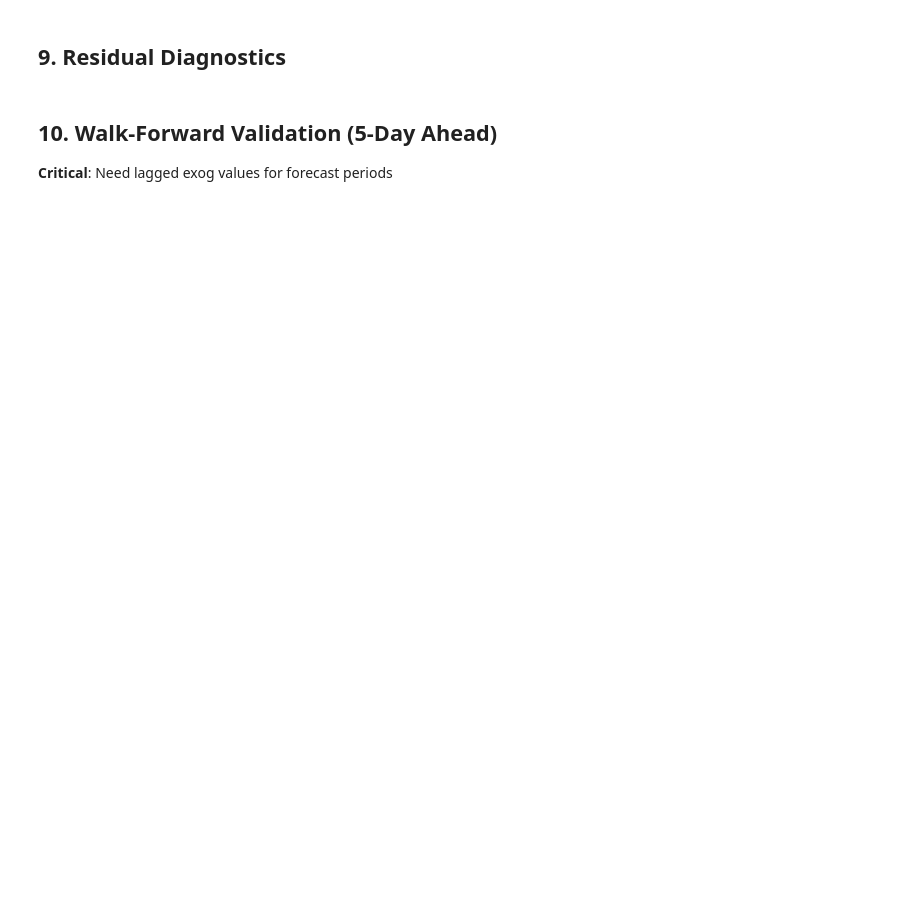
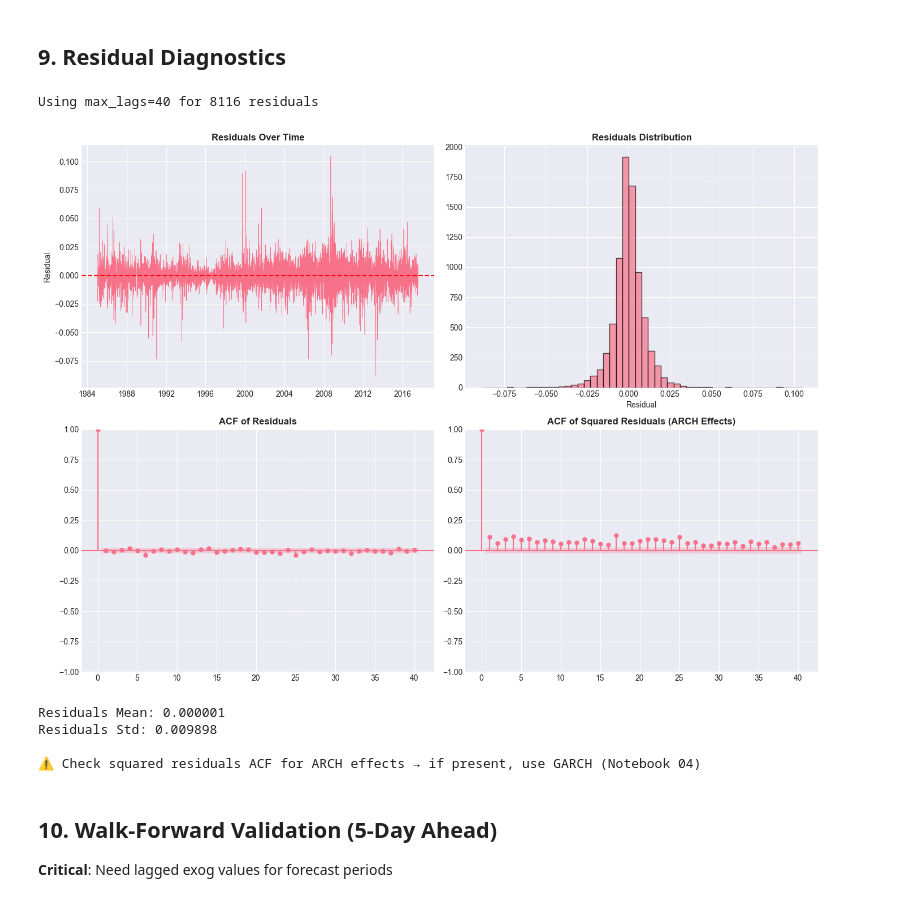
Before and after one commit to DataScience-Golddiggers/GoldenHour, a Jupyter notebook: notebooks/03_sarimax_exogenous.ipynb, the cells around one changed output. Cells and saved outputs as stored; diff of their text form; code cells hidden in the pictures; blank space fills up the shorter version.

```diff
--- a/notebooks/03_sarimax_exogenous.ipynb
+++ b/notebooks/03_sarimax_exogenous.ipynb
@@ -98,9 +190,9 @@ exog_features = pd.DataFrame({
     'GPR_ACT': df['GPRD_ACT'],
     'GPR_THREAT': df['GPRD_THREAT'],
     'RSI': df['RSI'],
-    'SMA_20': df['SMA_20'],
-    'EMA_20': df['EMA_20'],
-    'VOLATILITY_20': df['VOLATILITY_20'],
+    'SMA_10': df['SMA_10'],  # Updated from SMA_20
+    'EMA_10': df['EMA_10'],  # Updated from EMA_20
+    'VOLATILITY_10': df['VOLATILITY_10'],  # Updated from VOLATILITY_20
     'MACD': df['MACD'],
     'MACD_SIGNAL': df['MACD_SIGNAL']
 }, index=df.index)
@@ -262,3 +424,45 @@ print(f"\n⚠ Check squared residuals ACF for ARCH effects → if present, use G
+# %%
+# FIXED VERSION - Residuals with dynamic lags
+residuals = sarimax_fit.resid
+
+# Plot residuals
+fig, axes = plt.subplots(2, 2, figsize=(14, 10))
+
+# Residuals over time
+axes[0, 0].plot(residuals, linewidth=0.5)
+axes[0, 0].axhline(y=0, color='red', linestyle='--')
+axes[0, 0].set_title('Residuals Over Time', fontsize=12, fontweight='bold')
+axes[0, 0].set_ylabel('Residual')
+
+# Histogram
+axes[0, 1].hist(residuals, bins=50, edgecolor='black', alpha=0.7)
+axes[0, 1].set_title('Residuals Distribution', fontsize=12, fontweight='bold')
+axes[0, 1].set_xlabel('Residual')
+
+# ACF - FIXED: adjust lags based on sample size
+from statsmodels.graphics.tsaplots import plot_acf
+max_lags = min(40, len(residuals) // 2 - 1)
+print(f"Using max_lags={max_lags} for {len(residuals)} residuals")
+plot_acf(residuals, lags=max_lags, ax=axes[1, 0])
+axes[1, 0].set_title('ACF of Residuals', fontsize=12, fontweight='bold')
+
+# ACF of squared residuals (ARCH test)
+plot_acf(residuals**2, lags=max_lags, ax=axes[1, 1])
+axes[1, 1].set_title('ACF of Squared Residuals (ARCH Effects)', fontsize=12, fontweight='bold')
+
+plt.tight_layout()
+plt.show()
+
+print(f"\nResiduals Mean: {residuals.mean():.6f}")
+print(f"Residuals Std: {residuals.std():.6f}")
+print(f"\n⚠ Check squared residuals ACF for ARCH effects → if present, use GARCH (Notebook 04)")
+# %% [output]
+Using max_lags=40 for 8116 residuals
+[figure, added]
+Residuals Mean: 0.000001
+Residuals Std: 0.009898
+
+⚠ Check squared residuals ACF for ARCH effects → if present, use GARCH (Notebook 04)
 # %% [markdown]
 ## 10. Walk-Forward Validation (5-Day Ahead)
 
```
Also changed, not shown: parts of 16 cells of this notebook, 10 other files.
